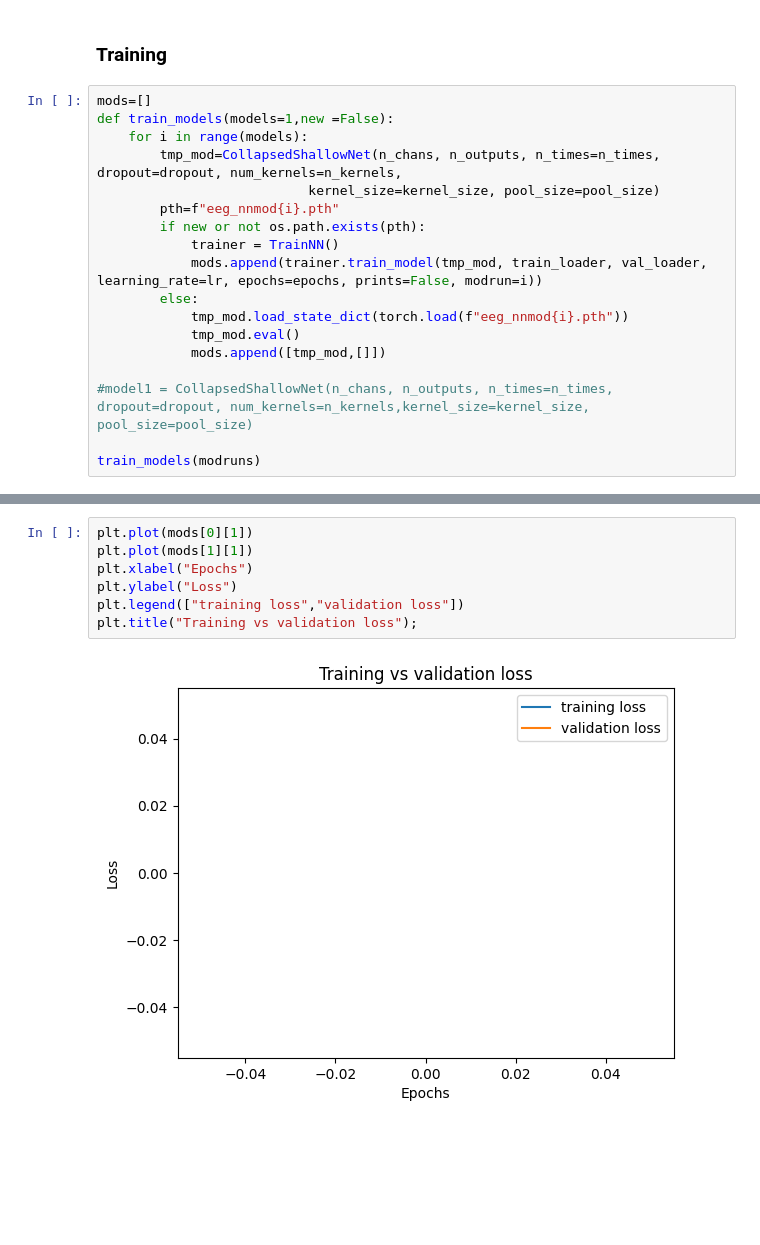
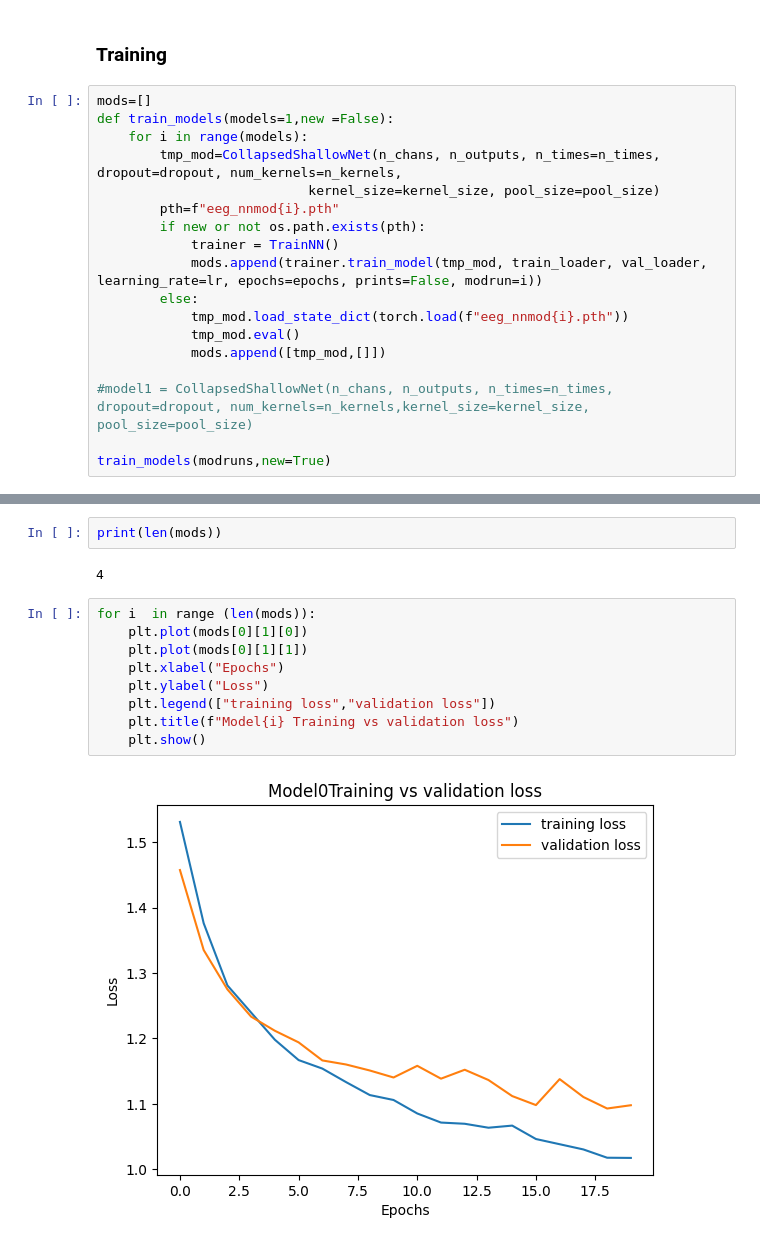
Before and after one commit to AlbinoLoaf/brAIncells, a Jupyter notebook: test_model.ipynb, the cells around one changed output, grey strips where cells are left out. Drawn from its saved outputs; the diff is of its cells as text; blank space fills up the shorter version.

Commit message:
val print for all

```diff
--- a/test_model.ipynb
+++ b/test_model.ipynb
@@ -229,4 +229,4 @@ def train_models(models=1,new =False):
 
 #model1 = CollapsedShallowNet(n_chans, n_outputs, n_times=n_times, dropout=dropout, num_kernels=n_kernels,kernel_size=kernel_size, pool_size=pool_size)
 
-train_models(modruns)
+train_models(modruns,new=True)
@@ -262,9 +267,15 @@ No hook function provided. Using flatten_hook_fn.
+# %%
+print(len(mods))
+# %% [output]
+4
 # %%
-plt.plot(mods[0][1])
-plt.plot(mods[1][1])
-plt.xlabel("Epochs")
-plt.ylabel("Loss")
-plt.legend(["training loss","validation loss"])
-plt.title("Training vs validation loss");
+for i  in range (len(mods)):
+    plt.plot(mods[0][1][0])
+    plt.plot(mods[0][1][1])
+    plt.xlabel("Epochs")
+    plt.ylabel("Loss")
+    plt.legend(["training loss","validation loss"])
+    plt.title(f"Model{i} Training vs validation loss")
+    plt.show()
 # %% [output]
-[figure, old version]
+[figure, new version]
```
Also changed, not shown: parts of 3 cells of this notebook.
